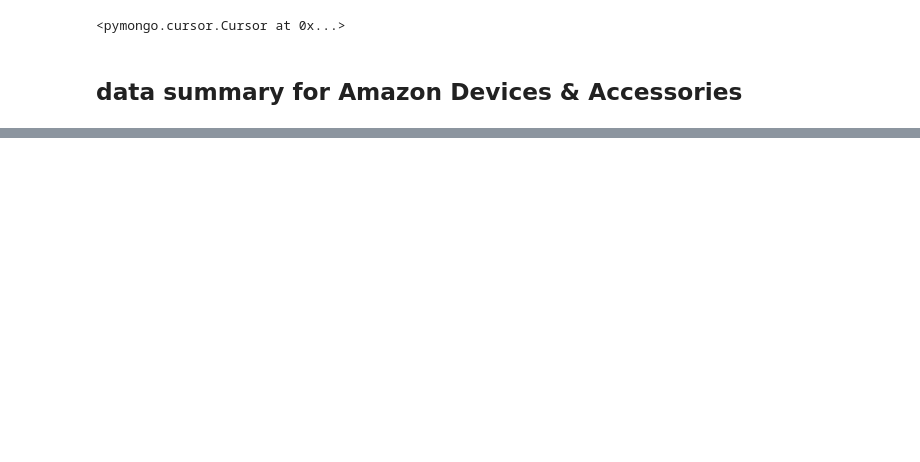
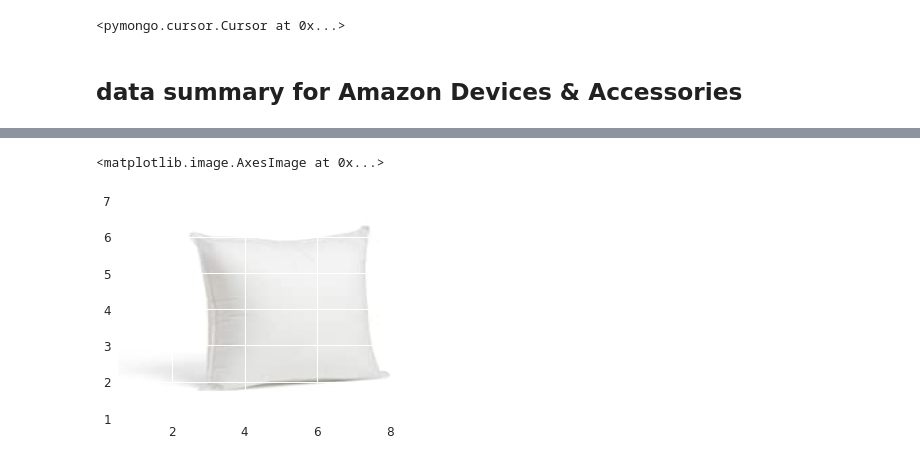
Before and after one commit to RayFromUiS/amzon_pop, a Jupyter notebook: amzon_app/data_injest/load_data.ipynb, the cells around one changed output, grey strips where cells are left out. Saved outputs shown, nothing was run; the diff lists cells and outputs as text; code cells hidden in the pictures; blank space fills up the shorter version.

```diff
--- a/amzon_app/data_injest/load_data.ipynb
+++ b/amzon_app/data_injest/load_data.ipynb
@@ -5,3 +1,32 @@ from pymongo import MongoClient
+# %%
+import re
+import ast
+import random
+import pandas as pd
+from pymongo import MongoClient
+from bs4 import BeautifulSoup
+import matplotlib.pyplot as plt
+import matplotlib.cbook as cbook
+
+plt.style.use('seaborn')
+plt.rcParams['font.sans-serif'] = ['SimHei']
+%matplotlib inline
+
+SMALL_SIZE = 12
+MEDIUM_SIZE = 14
+LARGE_SIZE = 16
+
+plt.rc('font', size=SMALL_SIZE)          # controls default text sizes
+plt.rc('axes', titlesize=SMALL_SIZE)     # fontsize of the axes title
+plt.rc('axes', labelsize=MEDIUM_SIZE)    # fontsize of the x and y labels
+plt.rc('xtick', labelsize=SMALL_SIZE)    # fontsize of the tick labels
+plt.rc('ytick', labelsize=SMALL_SIZE)    # fontsize of the tick labels
+plt.rc('legend', fontsize=SMALL_SIZE)    # legend fontsize
+plt.rc('figure', titlesize=LARGE_SIZE)   # fontsize of the figure title
+
+## supress the warings
+import warnings
+warnings.filterwarnings("ignore")
 # %%
 uri='mongodb://root:password@localhost:27017/'
 # %%
@@ -75,0 +259,9 @@ ValueError: malformed node or string: ['\nEverything you need to setup your Ring
+# %%
+img = io.imread(img_href)
+# fig = px.imshow(img)
+# fig.show()
+# %%
+plt.imshow(img, extent=[0.5, 8.0, 1.0, 7.0])
+# %% [output]
+<matplotlib.image.AxesImage at 0x...>
+[figure, added]
```
Also changed, not shown: parts of 33 cells of this notebook, 2 other files.
